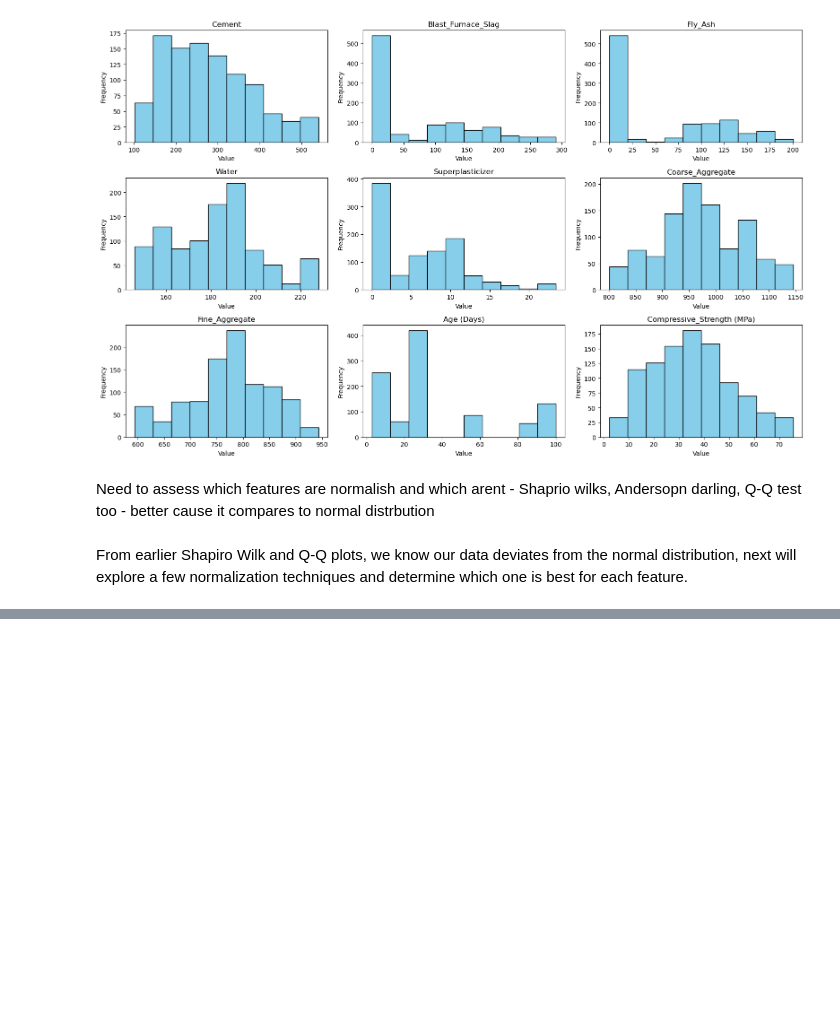
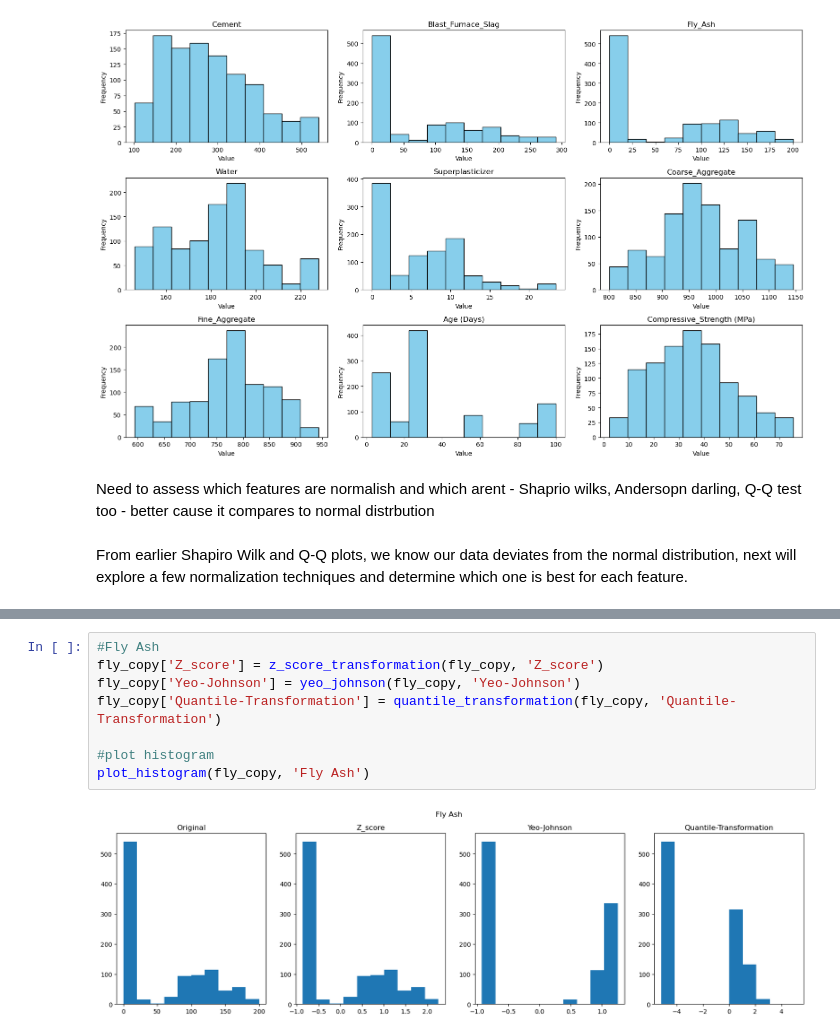
Before and after one commit to SBangarh/Concrete-Strength-Analysis, a Jupyter notebook: analysis.ipynb, the cells around one changed output, grey strips where cells are left out. Cells and saved outputs as stored; diff of their text form; blank space fills up the shorter version.

```diff
--- a/analysis.ipynb
+++ b/analysis.ipynb
@@ -469,0 +522,10 @@ for df in var_names:
+# %%
+#Fly Ash
+fly_copy['Z_score'] = z_score_transformation(fly_copy, 'Z_score')
+fly_copy['Yeo-Johnson'] = yeo_johnson(fly_copy, 'Yeo-Johnson')
+fly_copy['Quantile-Transformation'] = quantile_transformation(fly_copy, 'Quantile-Transformation')
+
+#plot histogram
+plot_histogram(fly_copy, 'Fly Ash')
+# %% [output]
+[figure, added]
```
Also changed, not shown: parts of 14 cells of this notebook.
